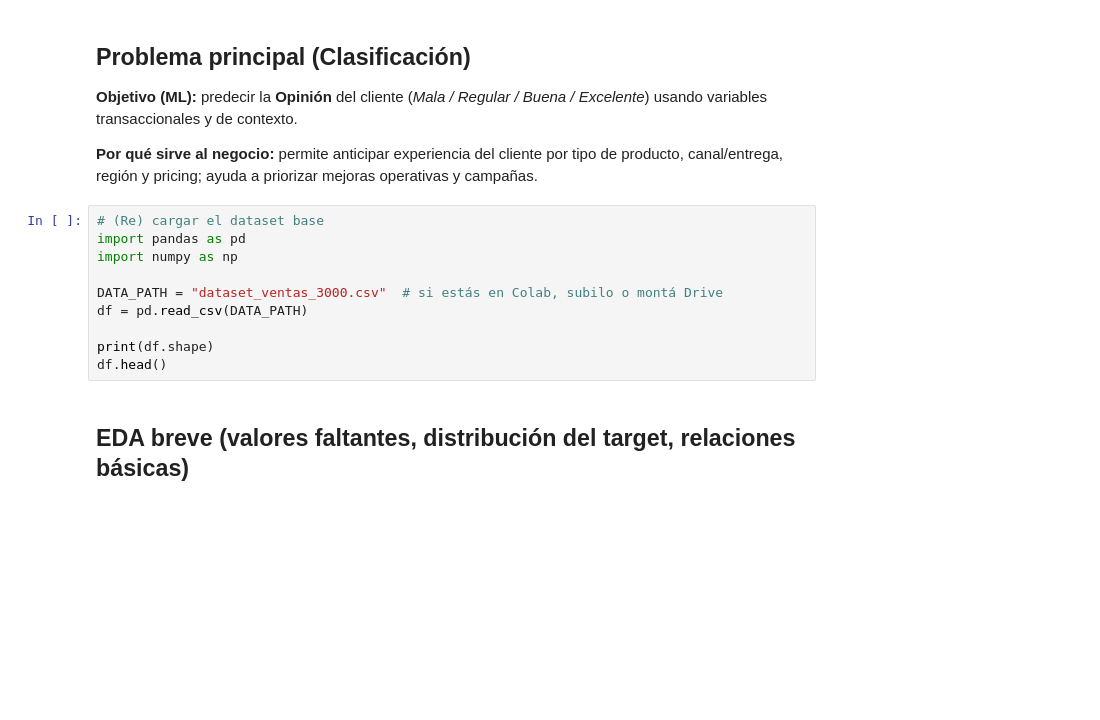
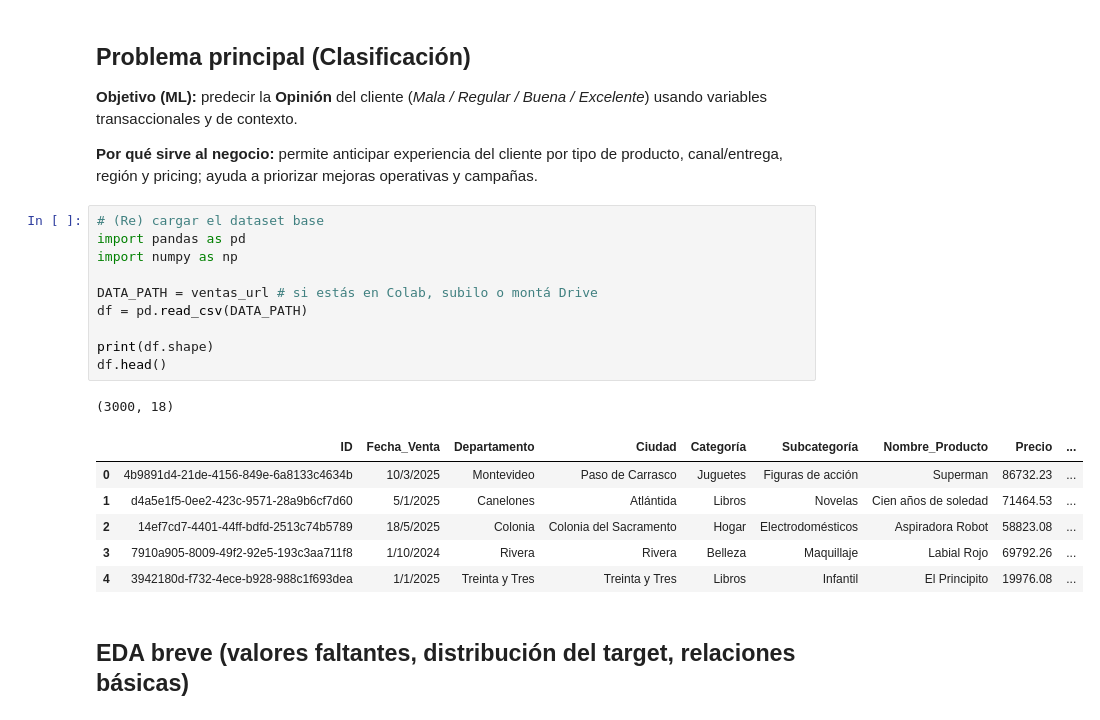
Before and after one commit to Gonrampsn4/Proyecto-Ciencia-de-Datos2-Ventas_Ramallo, a Jupyter notebook: Proyecto_Ventas_UY_Entrega_Final_ML.ipynb, the cells around one changed output. Cells and saved outputs as stored; diff of their text form; blank space fills up the shorter version.

```diff
--- a/Proyecto_Ventas_UY_Entrega_Final_ML.ipynb
+++ b/Proyecto_Ventas_UY_Entrega_Final_ML.ipynb
@@ -395,13 +397,21 @@ En esta entrega extendemos la **primera entrega** incorporando **modelos predict
 # %%
 # (Re) cargar el dataset base
 import pandas as pd
 import numpy as np
 
-DATA_PATH = "dataset_ventas_3000.csv"  # si estás en Colab, subilo o montá Drive
+DATA_PATH = ventas_url # si estás en Colab, subilo o montá Drive
 df = pd.read_csv(DATA_PATH)
 
 print(df.shape)
 df.head()
+# %% [output]
+(3000, 18)
+|  | ID | Fecha_Venta | Departamento | Ciudad | Categoría | Subcategoría | Nombre_Producto | Precio | ... |
+| 0 | 4b9891d4-21de-4156-849e-6a8133c4634b | 10/3/2025 | Montevideo | Paso de Carrasco | Juguetes | Figuras de acción | Superman | 86732.23 | ... |
+| 1 | d4a5e1f5-0ee2-423c-9571-28a9b6cf7d60 | 5/1/2025 | Canelones | Atlántida | Libros | Novelas | Cien años de soledad | 71464.53 | ... |
+| 2 | 14ef7cd7-4401-44ff-bdfd-2513c74b5789 | 18/5/2025 | Colonia | Colonia del Sacramento | Hogar | Electrodomésticos | Aspiradora Robot | 58823.08 | ... |
+| 3 | 7910a905-8009-49f2-92e5-193c3aa711f8 | 1/10/2024 | Rivera | Rivera | Belleza | Maquillaje | Labial Rojo | 69792.26 | ... |
+| 4 | 3942180d-f732-4ece-b928-988c1f693dea | 1/1/2025 | Treinta y Tres | Treinta y Tres | Libros | Infantil | El Principito | 19976.08 | ... |
 # %% [markdown]
 ## EDA breve (valores faltantes, distribución del target, relaciones básicas)
 # %%
```
Also changed, not shown: parts of 11 cells of this notebook.
